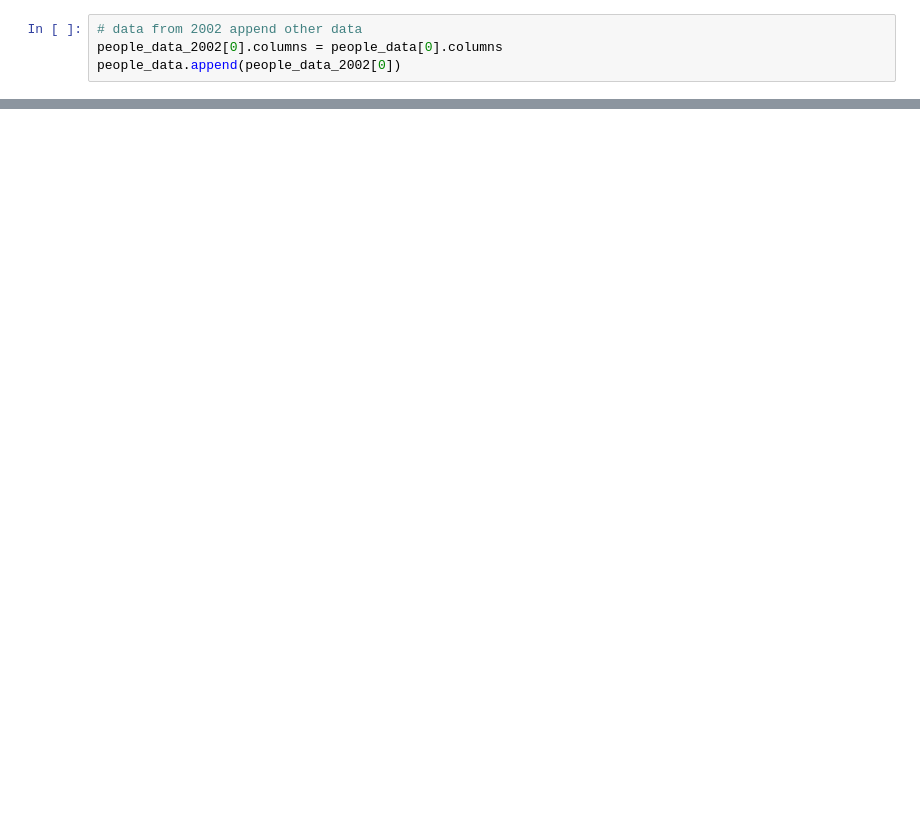
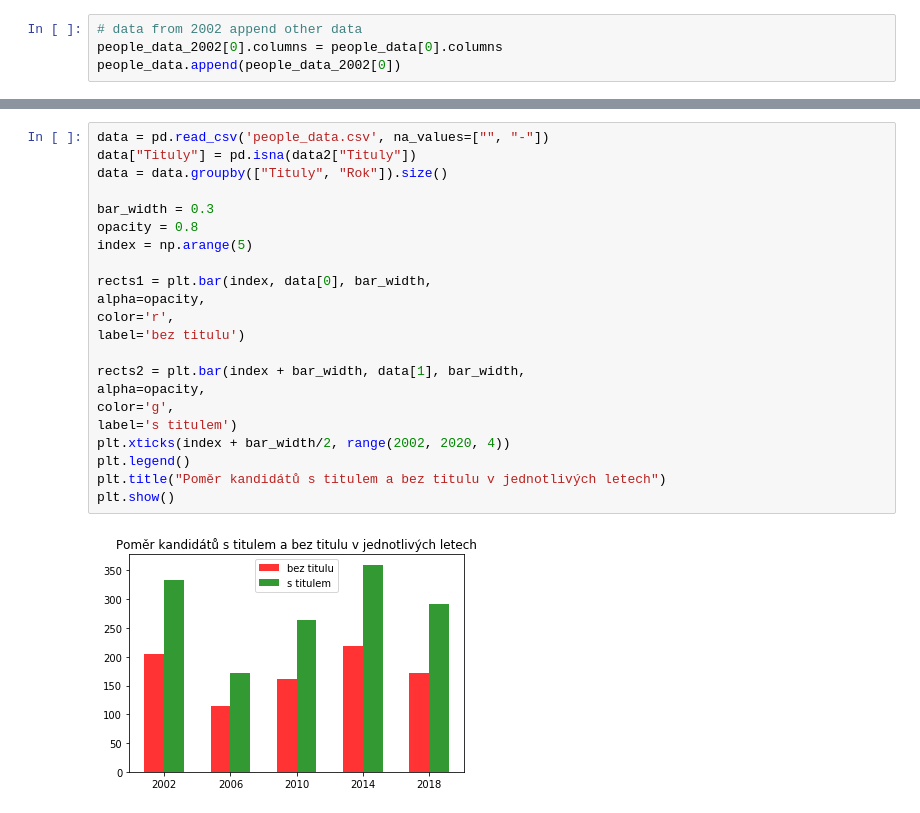
Before and after one commit to zidcenek/BI-VZD-2019-zidcenek, a Jupyter notebook: 01/homework_01_B191.ipynb, the cells around one changed output, grey strips where cells are left out. Cells and saved outputs as stored; diff of their text form; blank space fills up the shorter version.

```diff
--- a/01/homework_01_B191.ipynb
+++ b/01/homework_01_B191.ipynb
@@ -227,0 +252,24 @@ memory usage: 27.0+ KB
+# %%
+data = pd.read_csv('people_data.csv', na_values=["", "-"])
+data["Tituly"] = pd.isna(data2["Tituly"])
+data = data.groupby(["Tituly", "Rok"]).size()
+
+bar_width = 0.3
+opacity = 0.8
+index = np.arange(5)
+
+rects1 = plt.bar(index, data[0], bar_width,
+alpha=opacity,
+color='r',
+label='bez titulu')
+
+rects2 = plt.bar(index + bar_width, data[1], bar_width,
+alpha=opacity,
+color='g',
+label='s titulem')
+plt.xticks(index + bar_width/2, range(2002, 2020, 4))
+plt.legend()
+plt.title("Poměr kandidátů s titulem a bez titulu v jednotlivých letech")
+plt.show()
+# %% [output]
+[figure, added]
```
Also changed, not shown: parts of 20 cells of this notebook, 2 other files.
